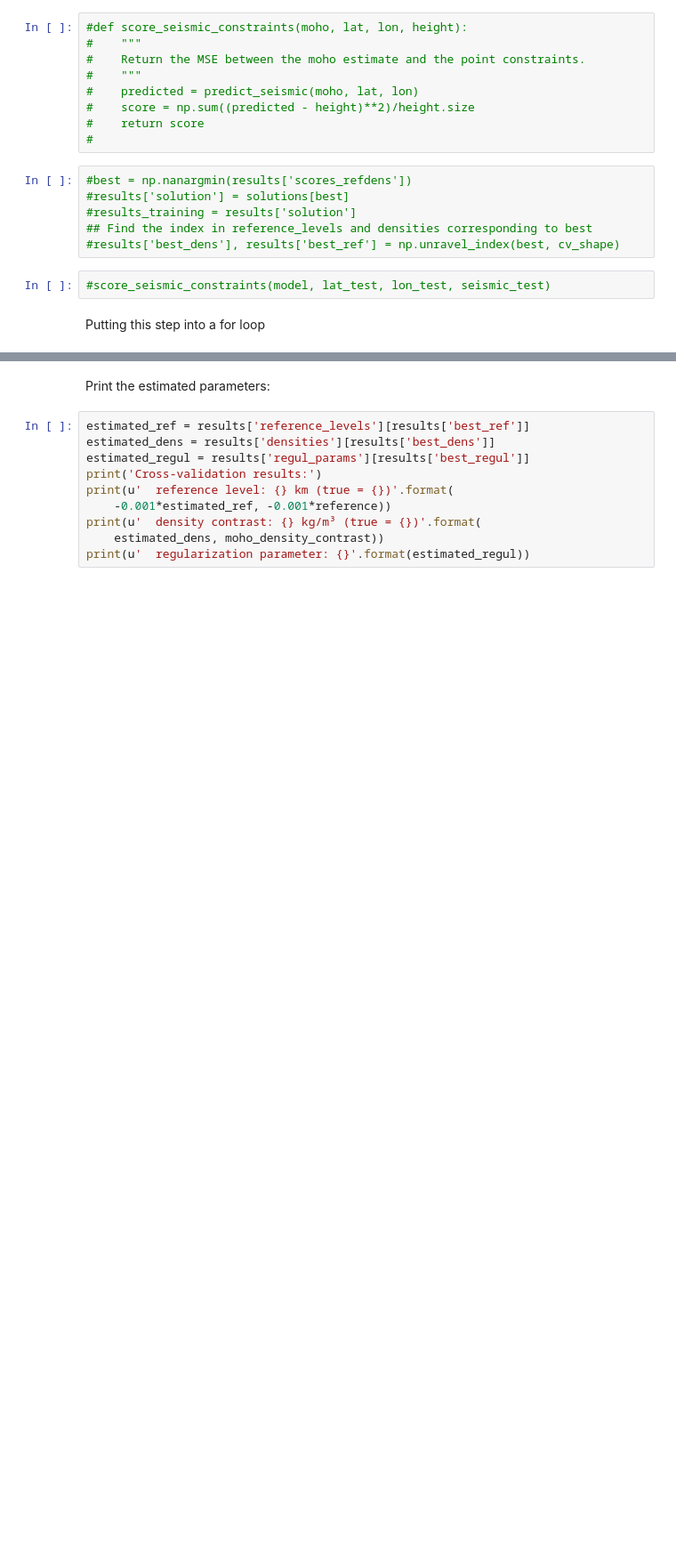
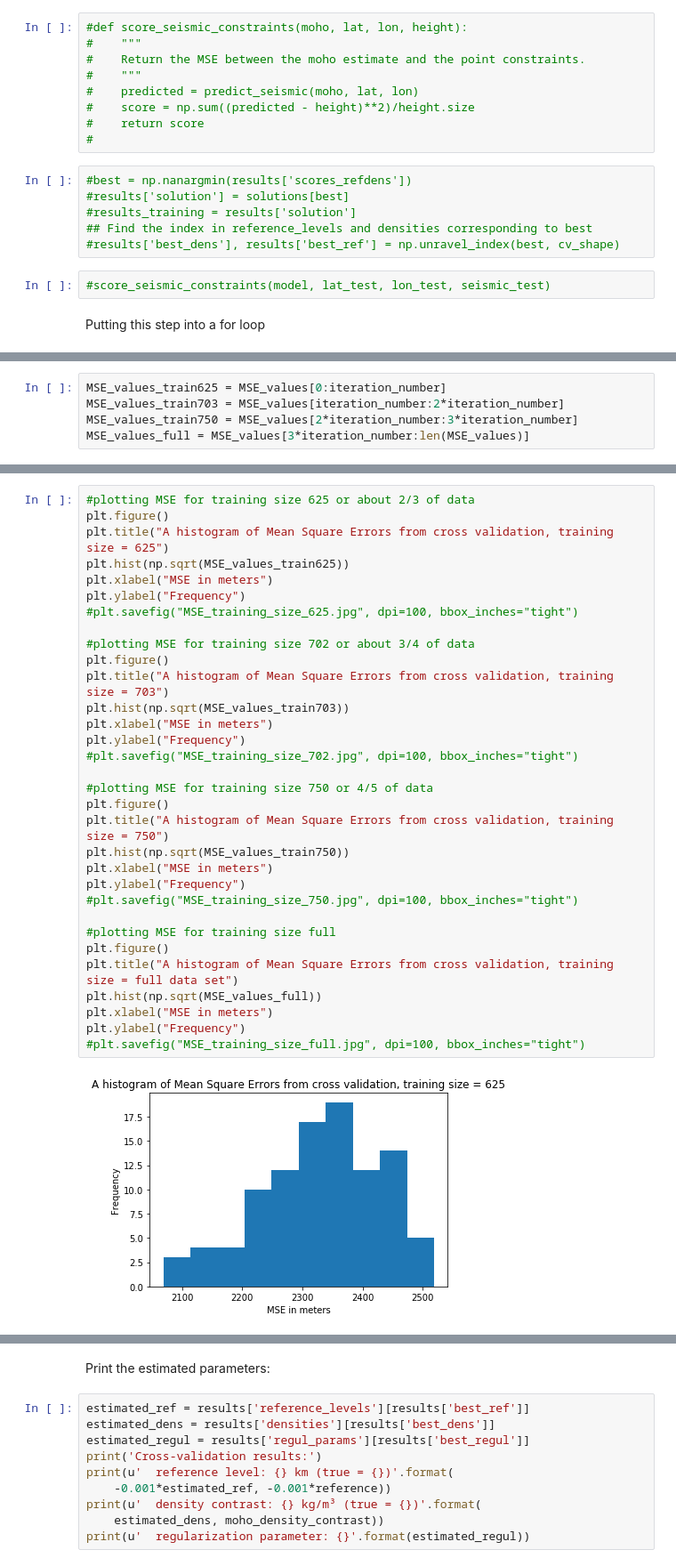
Before and after one commit to compgeolab/dissertation-moho-uncertainty, a Jupyter notebook: code/synthetic-crust1.ipynb, the cells around one changed output, grey strips where cells are left out. Shown: that part at 89% size. Saved outputs shown, nothing was run; the diff lists cells and outputs as text; blank space fills up the shorter version.

Commit message:
MSE for loops work
Now working on adding a previously unmodeled mass to see what it does to the MSE values.

```diff
--- a/code/synthetic-crust1.ipynb
+++ b/code/synthetic-crust1.ipynb
@@ -594,0 +606,5 @@ array([[ 624.]])
+# %%
+MSE_values_train625 = MSE_values[0:iteration_number]
+MSE_values_train703 = MSE_values[iteration_number:2*iteration_number]
+MSE_values_train750 = MSE_values[2*iteration_number:3*iteration_number]
+MSE_values_full = MSE_values[3*iteration_number:len(MSE_values)]
@@ -594,0 +635,34 @@ array([[ 624.]])
+# %%
+#plotting MSE for training size 625 or about 2/3 of data
+plt.figure()
+plt.title("A histogram of Mean Square Errors from cross validation, training size = 625")
+plt.hist(np.sqrt(MSE_values_train625))
+plt.xlabel("MSE in meters")
+plt.ylabel("Frequency")
+#plt.savefig("MSE_training_size_625.jpg", dpi=100, bbox_inches="tight")
+
+#plotting MSE for training size 702 or about 3/4 of data
+plt.figure()
+plt.title("A histogram of Mean Square Errors from cross validation, training size = 703")
+plt.hist(np.sqrt(MSE_values_train703))
+plt.xlabel("MSE in meters")
+plt.ylabel("Frequency")
+#plt.savefig("MSE_training_size_702.jpg", dpi=100, bbox_inches="tight")
+
+#plotting MSE for training size 750 or 4/5 of data
+plt.figure()
+plt.title("A histogram of Mean Square Errors from cross validation, training size = 750")
+plt.hist(np.sqrt(MSE_values_train750))
+plt.xlabel("MSE in meters")
+plt.ylabel("Frequency")
+#plt.savefig("MSE_training_size_750.jpg", dpi=100, bbox_inches="tight")
+
+#plotting MSE for training size full
+plt.figure()
+plt.title("A histogram of Mean Square Errors from cross validation, training size = full data set")
+plt.hist(np.sqrt(MSE_values_full))
+plt.xlabel("MSE in meters")
+plt.ylabel("Frequency")
+#plt.savefig("MSE_training_size_full.jpg", dpi=100, bbox_inches="tight")
+# %% [output]
+[figure, added]
```
Also changed, not shown: parts of 13 cells of this notebook.
